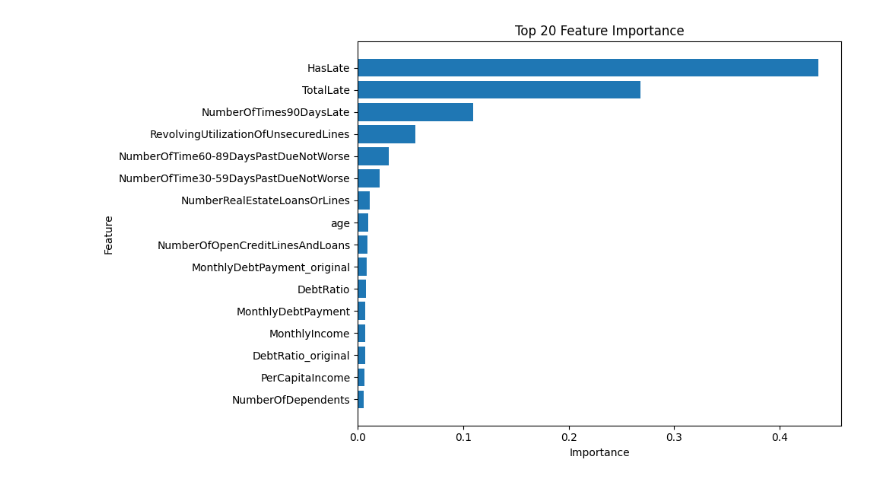
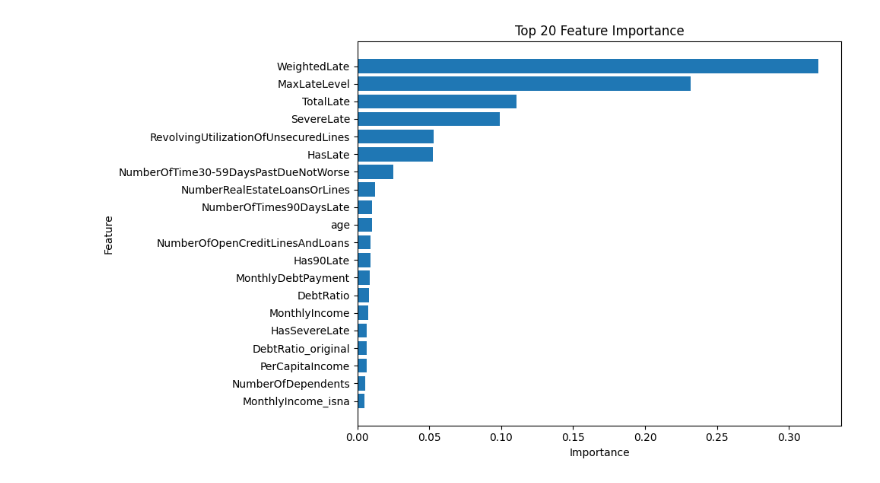
Before and after one commit to likaisuwork9616/Kai_ML_practice_Give_Me_Some_Credit, a Jupyter notebook: give_me_credit.ipynb, the cells around one changed output. Cells and saved outputs as stored; diff of their text form; code cells hidden in the pictures.

```diff
--- a/give_me_credit.ipynb
+++ b/give_me_credit.ipynb
@@ -45,40 +45,65 @@ df_train = df_train.dropna(subset=["SeriousDlqin2yrs"])
 REVOLVING_UPPER = 3
 DEBT_RATIO_UPPER = 50
 
-def add_features(df):
+def add_features(df, upper=3, debt_upper=50):
     df = df.copy()
 
-    # 1. RevolvingUtilizationOfUnsecuredLines 極端值切片
+    # RevolvingUtilization 極端值切片
     df["RevolvingUtilizationOfUnsecuredLines"] = (
-        df["RevolvingUtilizationOfUnsecuredLines"].clip(upper=REVOLVING_UPPER)
+        df["RevolvingUtilizationOfUnsecuredLines"].clip(upper=upper)
     )
 
-    # 2. DebtRatio 極端值切片
-    # 保留原始 DebtRatio，讓模型同時看到原始值與切片後的值
-    df["DebtRatio_original"] = df["DebtRatio"]
-    df["DebtRatio"] = df["DebtRatio"].clip(upper=DEBT_RATIO_UPPER)
+    # 逾期相關原始欄位
+    late_30 = "NumberOfTime30-59DaysPastDueNotWorse"
+    late_60 = "NumberOfTime60-89DaysPastDueNotWorse"
+    late_90 = "NumberOfTimes90DaysLate"
 
-    # 3. 逾期相關特徵
-    late_cols = [
-        "NumberOfTime30-59DaysPastDueNotWorse",
-        "NumberOfTime60-89DaysPastDueNotWorse",
-        "NumberOfTimes90DaysLate"
-    ]
+    late_cols = [late_30, late_60, late_90]
 
-    # TotalLate：總逾期次數
+    # 原本已經有的：逾期總次數
     df["TotalLate"] = df[late_cols].sum(axis=1)
 
-    # HasLate：是否曾經逾期
+    # 原本已經有的：是否曾經逾期
     df["HasLate"] = (df["TotalLate"] > 0).astype(int)
 
-    # 4. 收入與負債相關特徵
-    # MonthlyDebtPayment：使用切片後 DebtRatio 估算每月負債壓力
+    # 新增 1：逾期嚴重度加權
+    # 30-59 天權重 1，60-89 天權重 2，90 天以上權重 3
+    df["WeightedLate"] = (
+        df[late_30] * 1 +
+        df[late_60] * 2 +
+        df[late_90] * 3
+    )
+
+    # 新增 2：嚴重逾期次數，60 天以上都算比較嚴重
+    df["SevereLate"] = df[late_60] + df[late_90]
+
+    # 新增 3：是否曾經嚴重逾期
+    df["HasSevereLate"] = (df["SevereLate"] > 0).astype(int)
+
+    # 新增 4：是否曾經 90 天以上逾期
+    df["Has90Late"] = (df[late_90] > 0).astype(int)
+
+    # 新增 5：最高逾期等級
+    # 0 = 沒逾期
+    # 1 = 只有 30-59 天逾期
+    # 2 = 有 60-89 天逾期
+    # 3 = 有 90 天以上逾期
+    df["MaxLateLevel"] = 0
+    df.loc[df[late_30] > 0, "MaxLateLevel"] = 1
+    df.loc[df[late_60] > 0, "MaxLateLevel"] = 2
+    df.loc[df[late_90] > 0, "MaxLateLevel"] = 3
+
+    # 記錄 MonthlyIncome 是否原本為缺失值
+    df["MonthlyIncome_isna"] = df["MonthlyIncome"].isna().astype(int)
+
+    # 保留原始 DebtRatio，並對 DebtRatio 做極端值切片
+    df["DebtRatio_original"] = df["DebtRatio"]
+    df["DebtRatio"] = df["DebtRatio"].clip(upper=debt_upper)
+
+    # 估算每月負債壓力
     df["MonthlyDebtPayment"] = df["DebtRatio"] * df["MonthlyIncome"]
 
-    # MonthlyDebtPayment_original：使用原始 DebtRatio 估算每月負債壓力
-    df["MonthlyDebtPayment_original"] = df["DebtRatio_original"] * df["MonthlyIncome"]
-
-    # PerCapitaIncome：人均月收入
+    # 人均月收入
     df["PerCapitaIncome"] = df["MonthlyIncome"] / (df["NumberOfDependents"] + 1)
 
     return df
@@ -243,7 +268,6 @@ submission = pd.DataFrame({
     "Probability": test_preds
 })
 
-submission.to_csv("submission_seed_100.csv", index=False)
-
+submission.to_csv("submission.csv", index=False)
 submission.head()
 # %% [output]
@@ -266,3 +290,3 @@ OOF AUC: 0.8646637764984824
 ==================================================
-[figure, old version]
+[figure, new version]
 |  | Id | Probability |
```
Also changed, not shown: parts of 1 cell of this notebook, 4 other files.
